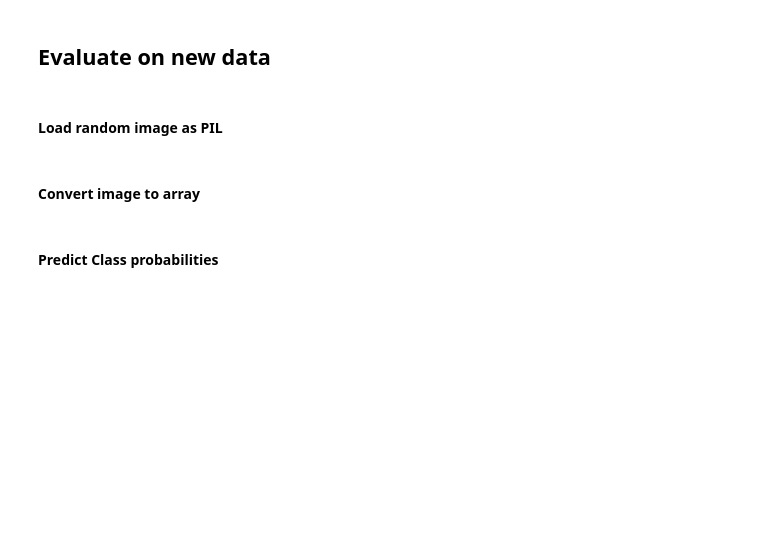
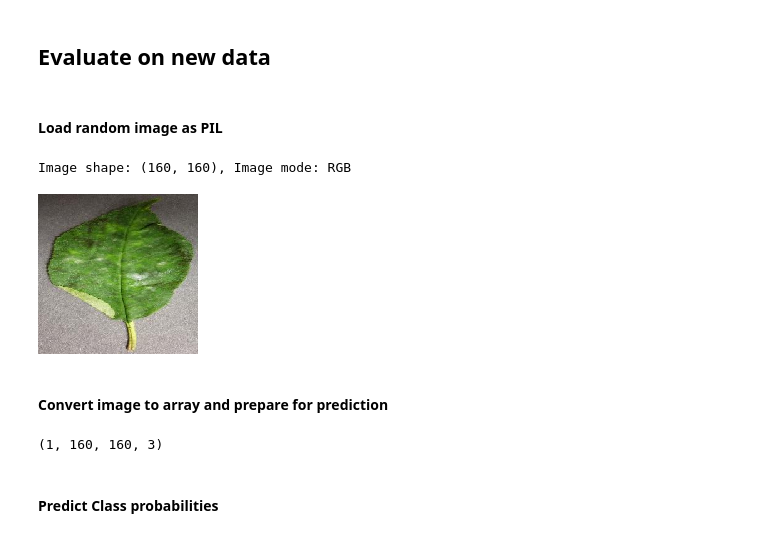
Before and after one commit to JedDizon/cherryleafmildewdetector-ci-project5, a Jupyter notebook: jupyter_notebooks/modelling_evaluation.ipynb, the cells around one changed output. Cells and saved outputs as stored; diff of their text form; code cells hidden in the pictures; blank space fills up the shorter version.

Commit message:
ran modelling and evaluation notebook to determine accuracy, model performance, and mildew detection capabilities

```diff
--- a/jupyter_notebooks/modelling_evaluation.ipynb
+++ b/jupyter_notebooks/modelling_evaluation.ipynb
@@ -360,20 +472,24 @@ joblib.dump(value=evaluation,
 # %%
 from tensorflow.keras.preprocessing import image
 
 pointer = 50
-label = labels[0]
+label = labels[0] # select 0 for 'powdery_mildew' or 1 for 'healthy'
 
-pil_image = image.load_img(test_path + '/' + label + '/'
-                           + os.listdir(test_path+'/' + label)[pointer],
+pil_image = image.load_img(test_path + '/' + label + '/' + os.listdir(test_path+'/' + label)[pointer],
                            target_size=(160, 160, 1), color_mode='rgb')
 print(f'Image shape: {pil_image.size}, Image mode: {pil_image.mode}')
 pil_image
+# %% [output]
+Image shape: (160, 160), Image mode: RGB
+[figure, added]
 # %% [markdown]
-#### Convert image to array
+#### Convert image to array and prepare for prediction
 # %%
 my_image = image.img_to_array(pil_image)
 my_image = np.expand_dims(my_image, axis=0)/255
 print(my_image.shape)
+# %% [output]
+(1, 160, 160, 3)
 # %% [markdown]
 #### Predict Class probabilities
 # %%
```
Also changed, not shown: parts of 22 cells of this notebook, 7 other files.
